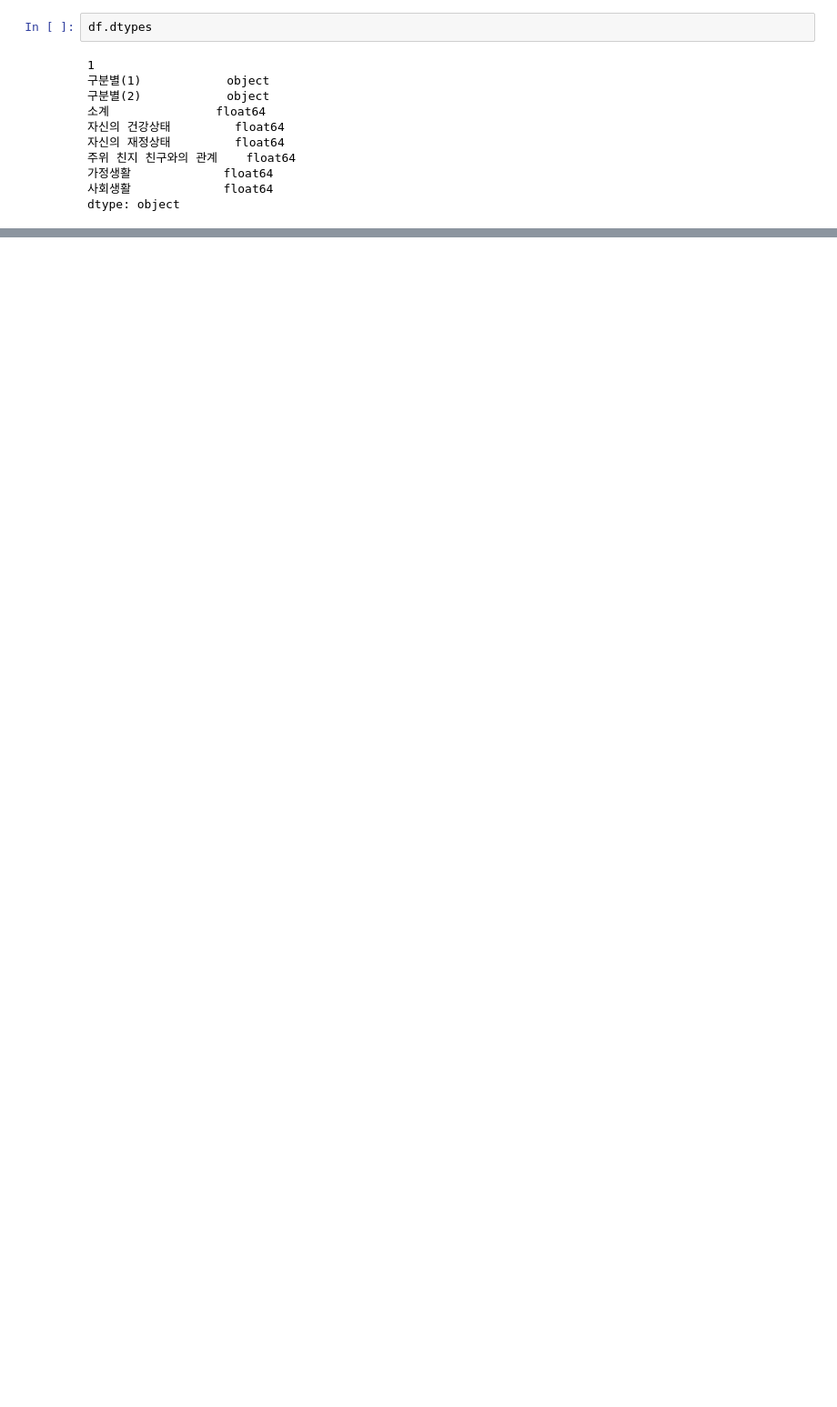
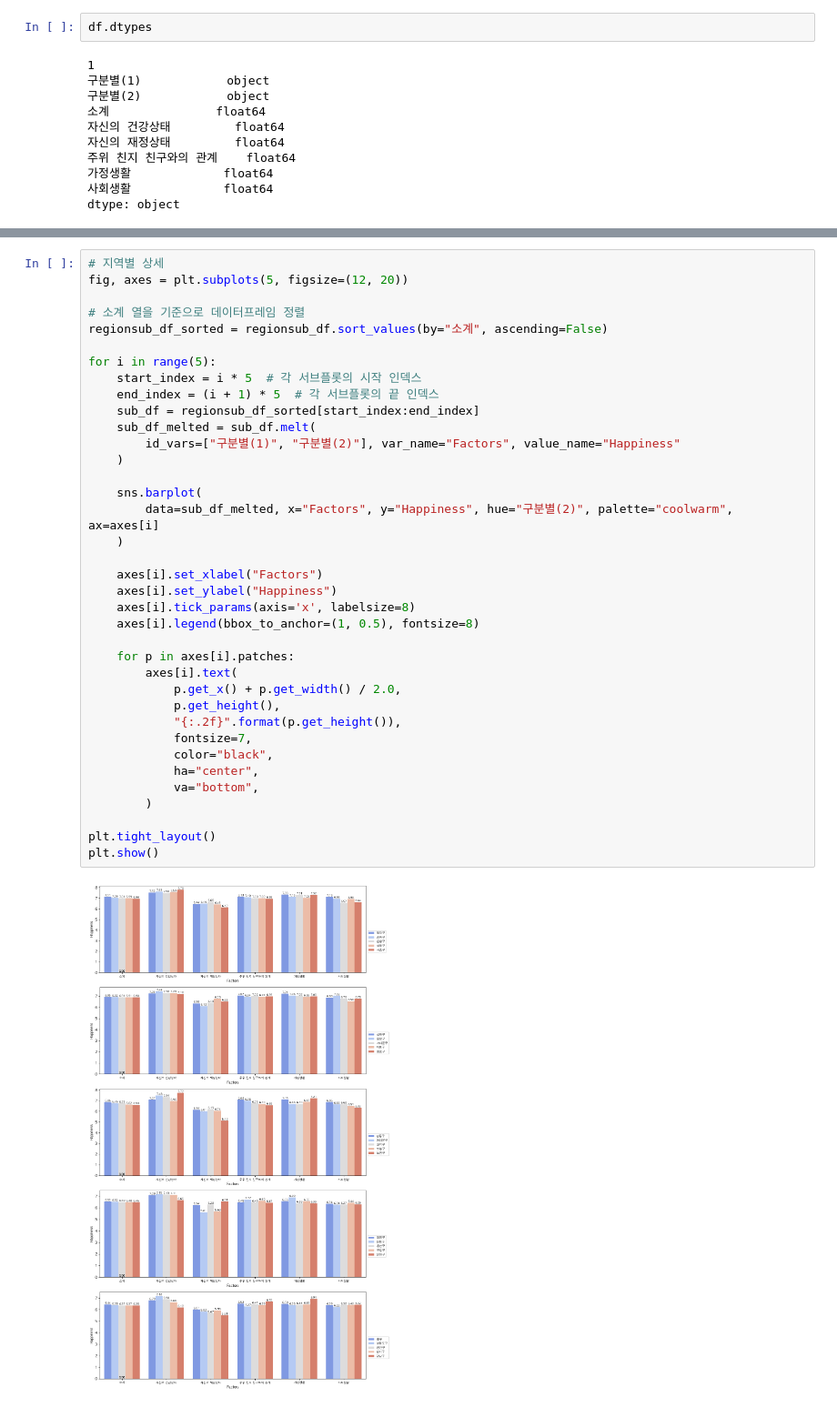
Before and after one commit to chaiwon1/happiness_analysis, a Jupyter notebook: happiness.ipynb, the cells around one changed output, grey strips where cells are left out. Shown at 91% size. Saved outputs shown, nothing was run; the diff lists cells and outputs as text; blank space fills up the shorter version.

```diff
--- a/happiness.ipynb
+++ b/happiness.ipynb
@@ -147,0 +150,39 @@ seoul_map
+# %%
+# 지역별 상세
+fig, axes = plt.subplots(5, figsize=(12, 20))
+
+# 소계 열을 기준으로 데이터프레임 정렬
+regionsub_df_sorted = regionsub_df.sort_values(by="소계", ascending=False)
+
+for i in range(5):
+    start_index = i * 5  # 각 서브플롯의 시작 인덱스
+    end_index = (i + 1) * 5  # 각 서브플롯의 끝 인덱스
+    sub_df = regionsub_df_sorted[start_index:end_index]
+    sub_df_melted = sub_df.melt(
+        id_vars=["구분별(1)", "구분별(2)"], var_name="Factors", value_name="Happiness"
+    )
+
+    sns.barplot(
+        data=sub_df_melted, x="Factors", y="Happiness", hue="구분별(2)", palette="coolwarm", ax=axes[i]
+    )
+
+    axes[i].set_xlabel("Factors")
+    axes[i].set_ylabel("Happiness")
+    axes[i].tick_params(axis='x', labelsize=8)
+    axes[i].legend(bbox_to_anchor=(1, 0.5), fontsize=8)
+
+    for p in axes[i].patches:
+        axes[i].text(
+            p.get_x() + p.get_width() / 2.0,
+            p.get_height(),
+            "{:.2f}".format(p.get_height()),
+            fontsize=7,
+            color="black",
+            ha="center",
+            va="bottom",
+        )
+
+plt.tight_layout()
+plt.show()
+# %% [output]
+[figure, added]
```
Also changed, not shown: parts of 12 cells of this notebook, 1 other file.
